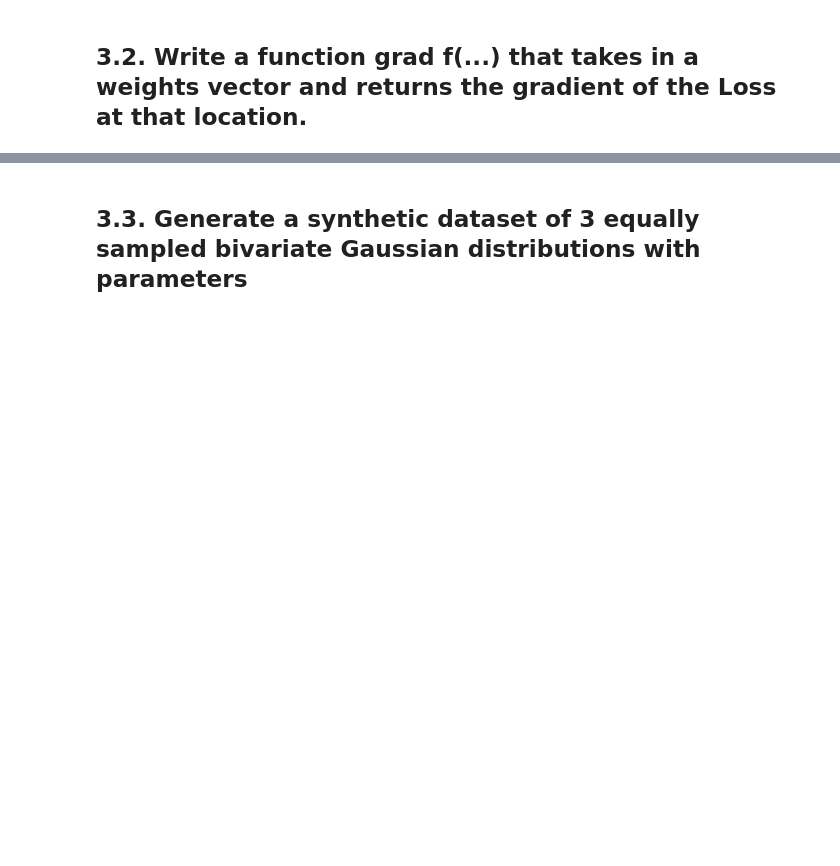
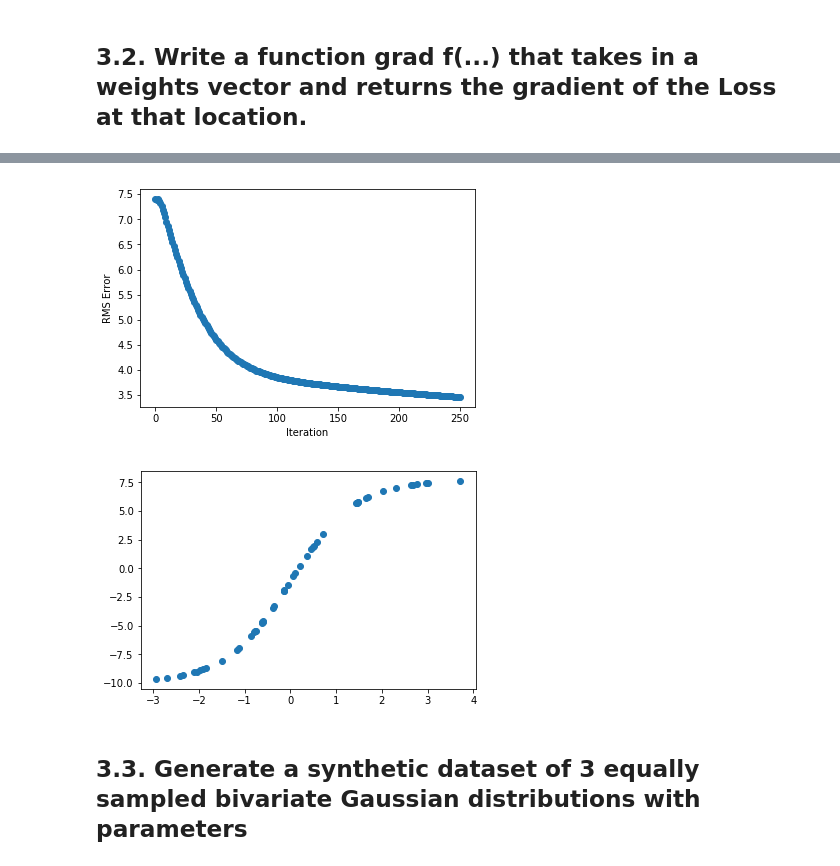
Before and after one commit to WuZhuoran/ANLY-590-Neural-Nets-and-Deep-Learning, a Jupyter notebook: Assignment1/assignment1.ipynb, the cells around one changed output, grey strips where cells are left out. Saved outputs shown, nothing was run; the diff lists cells and outputs as text; code cells hidden in the pictures; blank space fills up the shorter version.

```diff
--- a/Assignment1/assignment1.ipynb
+++ b/Assignment1/assignment1.ipynb
@@ -531,2 +421,64 @@ def grad_f(parameters, x, y):
+# %%
+def loss(y, y_hat):
+    # Root Mean Squared loss metric
+    return np.sqrt(np.average((y-y_hat)**2))
+
+def sigmoid(x):
+    return 1/(1+np.exp(-x))
+
+def sigmoid_derivative(x):
+    return sigmoid(x) * (1 - sigmoid(x))
+
+def yhat(x,y, coeffs):
+    # returns model prediction
+    w1, w2, w3, w4, b = coeffs
+    return w3*sigmoid(w1*x) + w4*sigmoid(w2*x) + b
+
+
+def grad_f(vector, x, y):
+    """
+    Computes local gradient vector for squared-error loss on OLS regression model cofficients
+    """
+    w1, w2, w3, w4, b = vector
+    prediction = yhat(x, y, vector)
+    residuals = (y - prediction)
+
+    dL_dw1 = - np.average(x*residuals* sigmoid_derivative(w1*x))
+    dL_dw2 = - np.average(x*residuals* sigmoid_derivative(w2*x))
+    dL_dw3 = - np.average(sigmoid(w1*x) * residuals)
+    dL_dw4 = - np.average(sigmoid(w2*x) * residuals)
+    dL_db = - np.average(residuals)
+
+    return np.array([dL_dw1, dL_dw2, dL_dw3, dL_dw4, dL_db])
+
+
+def grad_descent(x, y, starting_point=None, iterations=10, learning_rate=1e-2):
+    if starting_point:
+        point = starting_point
+    else:
+        point = np.random.uniform(-.1,.1,size=5).astype("float")
+    trajectory = [point]
+    losses = [loss(y, yhat(x,y,point))]
+
+    for i in range(iterations):
+        grad = grad_f(point, x, y)
+        point = point - learning_rate * grad
+        trajectory.append(point)
+        losses.append(loss(y, yhat(x,y,point)))
+    return (np.array(trajectory), losses)
+
+
+traj, losses = grad_descent(x, y, iterations=250,learning_rate=1e-1)
+
+plt.plot(losses,'o')
+plt.ylabel("RMS Error")
+plt.xlabel("Iteration")
+plt.show()
+
+plt.plot(x, yhat(x,y,traj[250]),'o')
+plt.show()
+# %% [output]
+[figure, added]
+[figure, added]
 # %% [markdown]
 ## 3.3. Generate a synthetic dataset of 3 equally sampled bivariate Gaussian distributions with parameters
```
Also changed, not shown: parts of 17 cells of this notebook.
